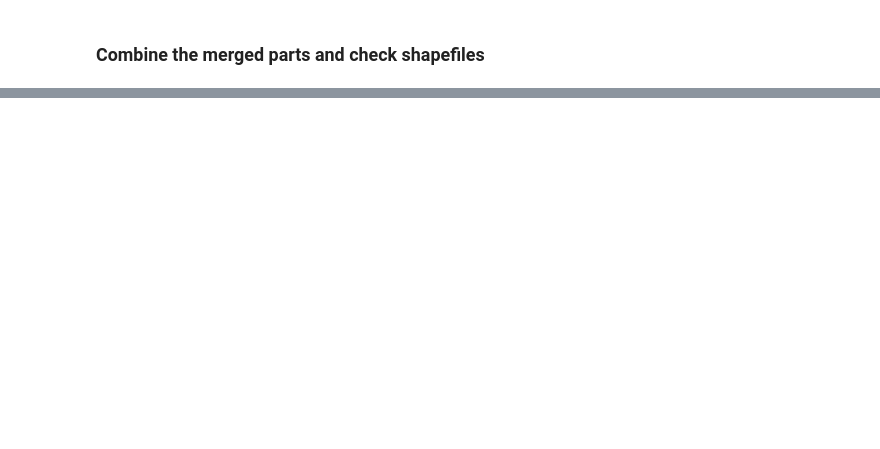
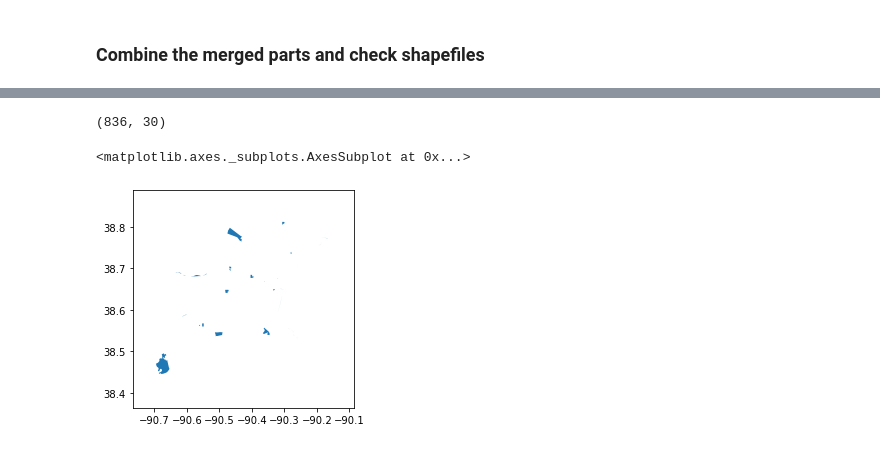
Before and after one commit to nonpartisan-redistricting-datahub/pdv-mo, a Jupyter notebook: vest-mo-2018/VEST_MO_18_replication.ipynb, the cells around one changed output, grey strips where cells are left out. Saved outputs shown, nothing was run; the diff lists cells and outputs as text; code cells hidden in the pictures; blank space fills up the shorter version.

```diff
--- a/vest-mo-2018/VEST_MO_18_replication.ipynb
+++ b/vest-mo-2018/VEST_MO_18_replication.ipynb
@@ -1032,0 +1108,10 @@ Name: final_ind, dtype: int64
+# %%
+print(both[both["unique_ID"].str[0:3]=="189"].shape)
+kc_1 = gp.GeoDataFrame(both[both["unique_ID"].str[0:3]=="189"], geometry='geometry_x',crs=shapefiles_census_crs)
+kc_2 = gp.GeoDataFrame(both[both["unique_ID"].str[0:3]=="189"], geometry='geometry_y',crs=shapefiles_census_crs)
+
+gp.overlay(kc_1,kc_2,how='symmetric_difference').plot()
+# %% [output]
+(836, 30)
+<matplotlib.axes._subplots.AxesSubplot at 0x...>
+[figure, added]
```
Also changed, not shown: parts of 14 cells of this notebook.
